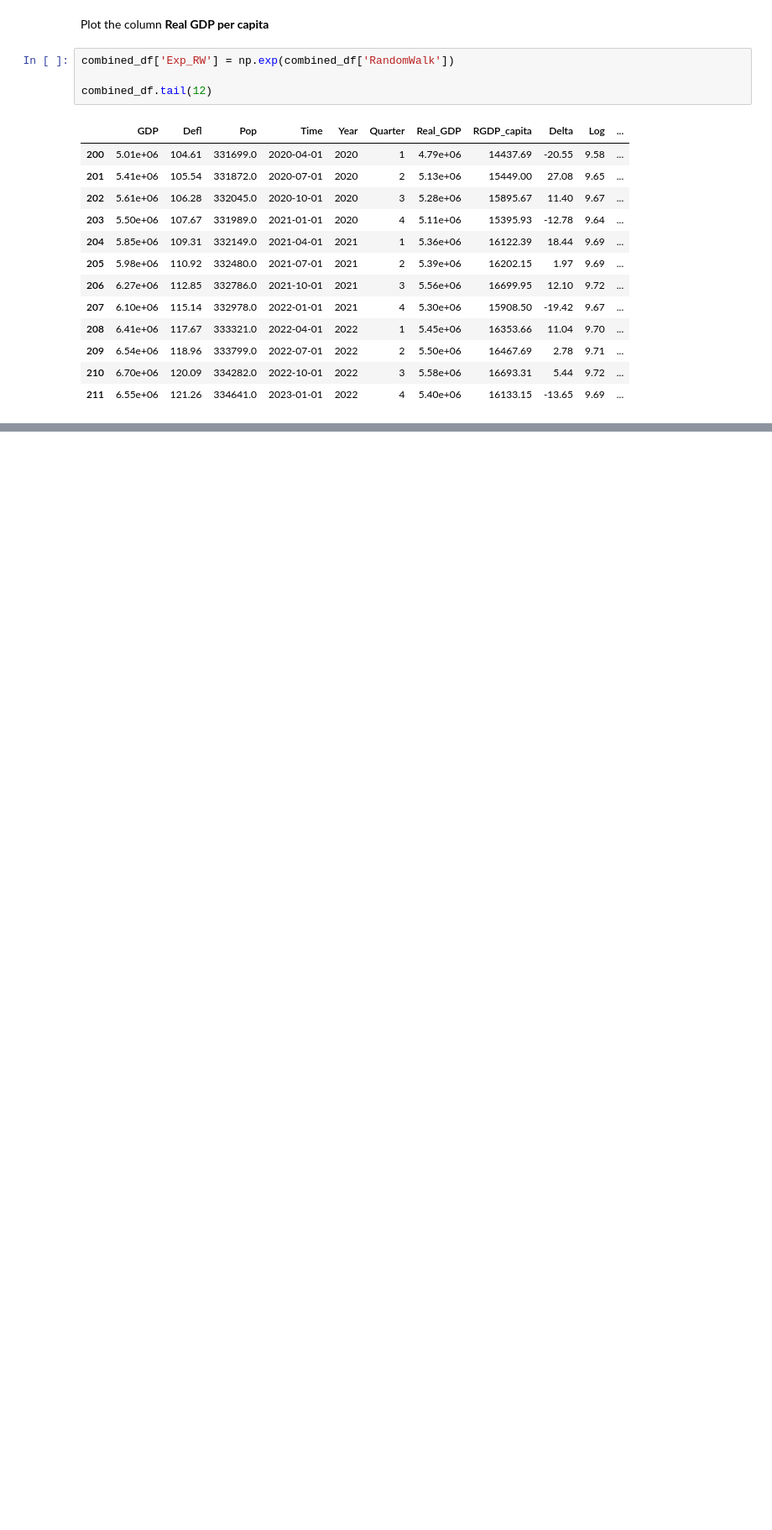
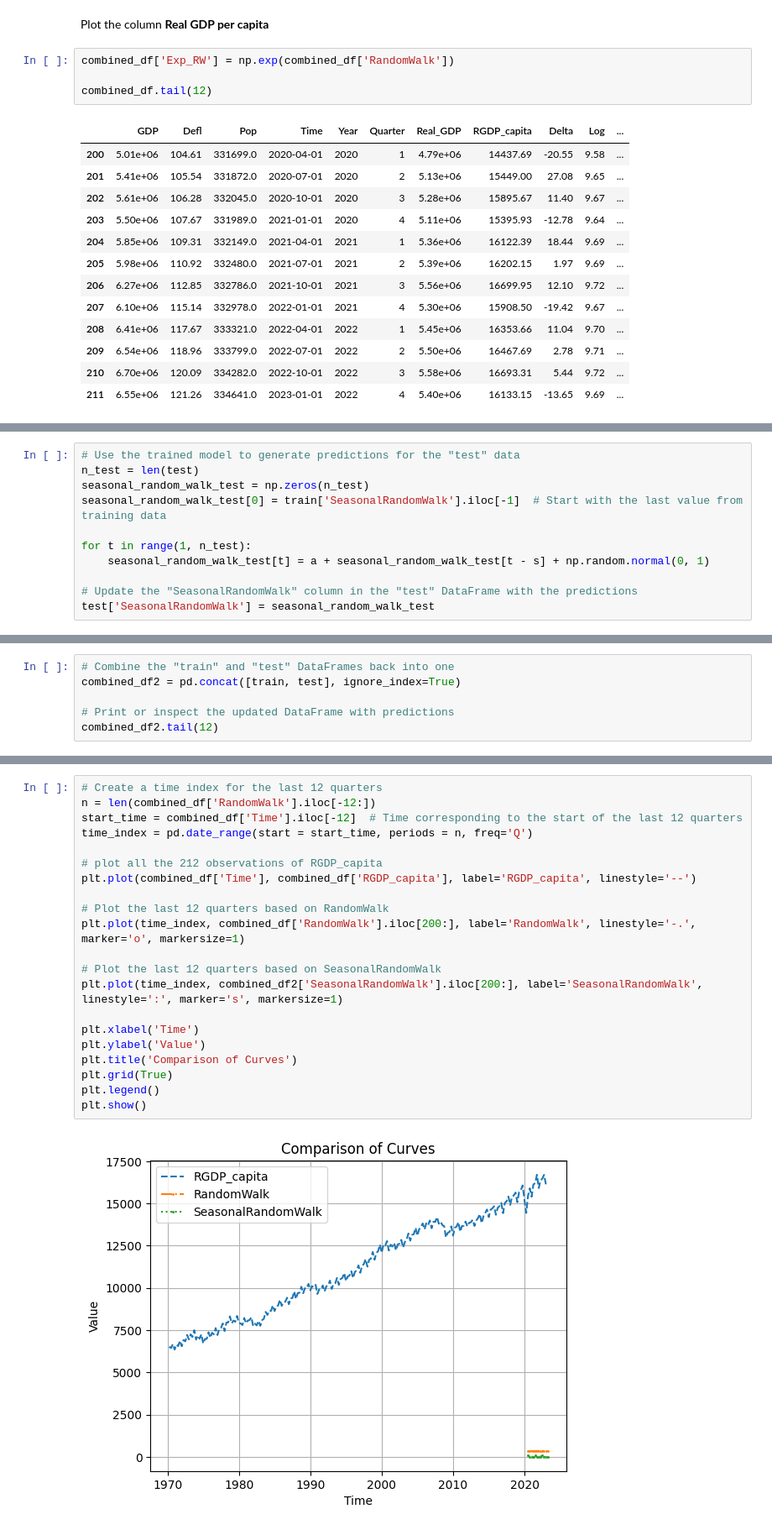
Before and after one commit to giordanovitale/Time-Series-Assignments, a Jupyter notebook: Assignment 2/Assignment2.ipynb, the cells around one changed output, grey strips where cells are left out. Shown at 84% size. Saved outputs shown, nothing was run; the diff lists cells and outputs as text; blank space fills up the shorter version.

```diff
--- a/Assignment 2/Assignment2.ipynb
+++ b/Assignment 2/Assignment2.ipynb
@@ -443,0 +477,11 @@ combined_df.tail(12)
+# %%
+# Use the trained model to generate predictions for the "test" data
+n_test = len(test)
+seasonal_random_walk_test = np.zeros(n_test)
+seasonal_random_walk_test[0] = train['SeasonalRandomWalk'].iloc[-1]  # Start with the last value from training data
+
+for t in range(1, n_test):
+    seasonal_random_walk_test[t] = a + seasonal_random_walk_test[t - s] + np.random.normal(0, 1)
+
+# Update the "SeasonalRandomWalk" column in the "test" DataFrame with the predictions
+test['SeasonalRandomWalk'] = seasonal_random_walk_test
@@ -443,0 +494,6 @@ combined_df.tail(12)
+# %%
+# Combine the "train" and "test" DataFrames back into one
+combined_df2 = pd.concat([train, test], ignore_index=True)
+
+# Print or inspect the updated DataFrame with predictions
+combined_df2.tail(12)
@@ -443,0 +514,23 @@ combined_df.tail(12)
+# %%
+# Create a time index for the last 12 quarters
+n = len(combined_df['RandomWalk'].iloc[-12:])
+start_time = combined_df['Time'].iloc[-12]  # Time corresponding to the start of the last 12 quarters
+time_index = pd.date_range(start = start_time, periods = n, freq='Q')
+
+# plot all the 212 observations of RGDP_capita
+plt.plot(combined_df['Time'], combined_df['RGDP_capita'], label='RGDP_capita', linestyle='--')
+
+# Plot the last 12 quarters based on RandomWalk
+plt.plot(time_index, combined_df['RandomWalk'].iloc[200:], label='RandomWalk', linestyle='-.', marker='o', markersize=1)
+
+# Plot the last 12 quarters based on SeasonalRandomWalk
+plt.plot(time_index, combined_df2['SeasonalRandomWalk'].iloc[200:], label='SeasonalRandomWalk', linestyle=':', marker='s', markersize=1)
+
+plt.xlabel('Time')
+plt.ylabel('Value')
+plt.title('Comparison of Curves')
+plt.grid(True)
+plt.legend()
+plt.show()
+# %% [output]
+[figure, added]
```
Also changed, not shown: parts of 9 cells of this notebook.
